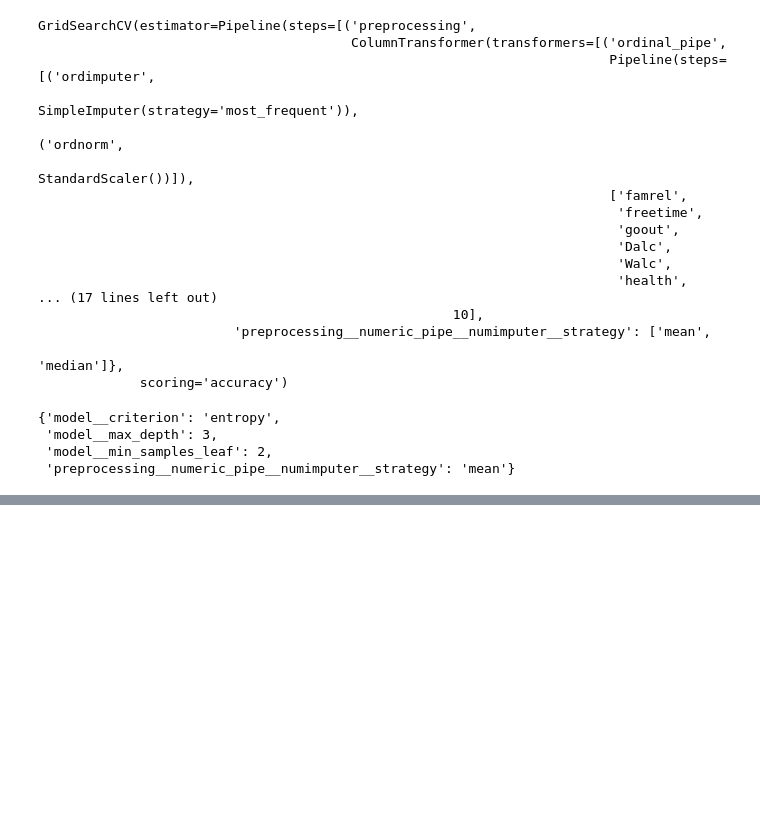
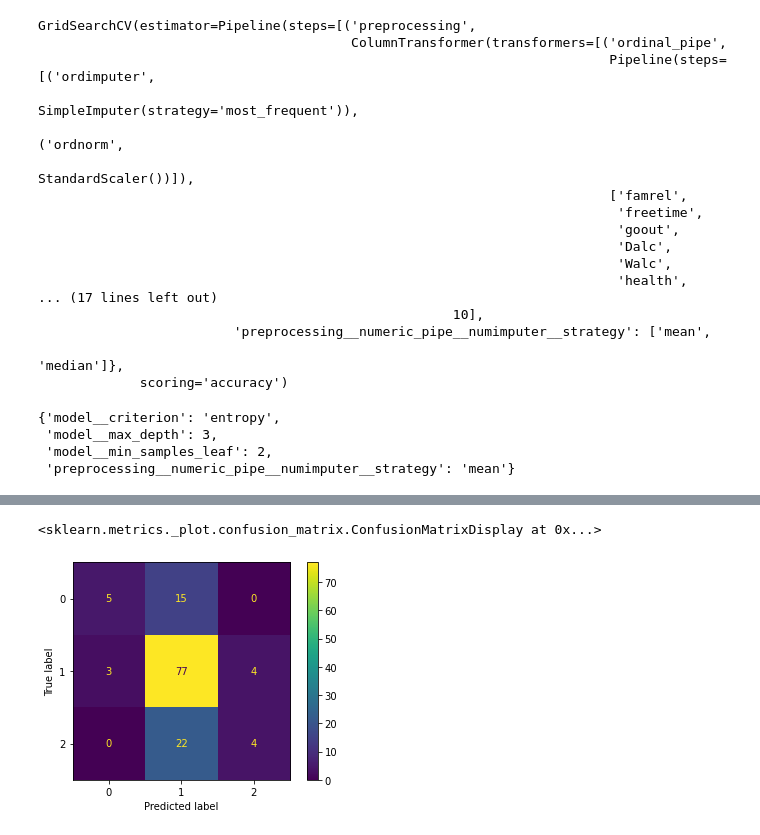
Before and after one commit to markjh2323/phase3proj, a Jupyter notebook: model.ipynb, the cells around one changed output, grey strips where cells are left out. Drawn from its saved outputs; the diff is of its cells as text; code cells hidden in the pictures; blank space fills up the shorter version.

```diff
--- a/model.ipynb
+++ b/model.ipynb
@@ -273,0 +296,2 @@ plot_confusion_matrix(dtree_gridsearch.best_estimator_, X_train, y_train)
+# %%
+dforest_pipe.fit(X_train, y_train)
@@ -273,0 +316,5 @@ plot_confusion_matrix(dtree_gridsearch.best_estimator_, X_train, y_train)
+# %%
+plot_confusion_matrix(dforest_pipe, X_test, y_test)
+# %% [output]
+<sklearn.metrics._plot.confusion_matrix.ConfusionMatrixDisplay at 0x...>
+[figure, added]
```
Also changed, not shown: parts of 13 cells of this notebook.
